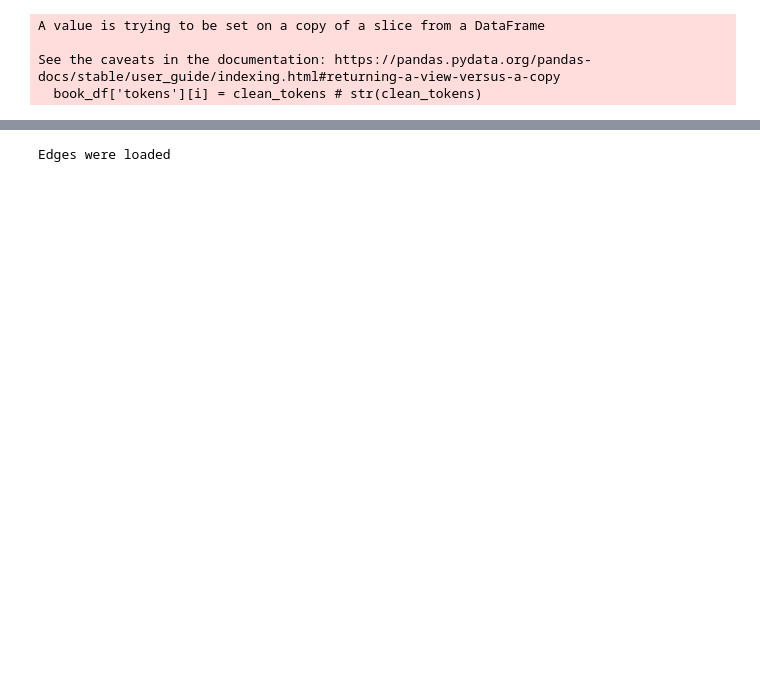
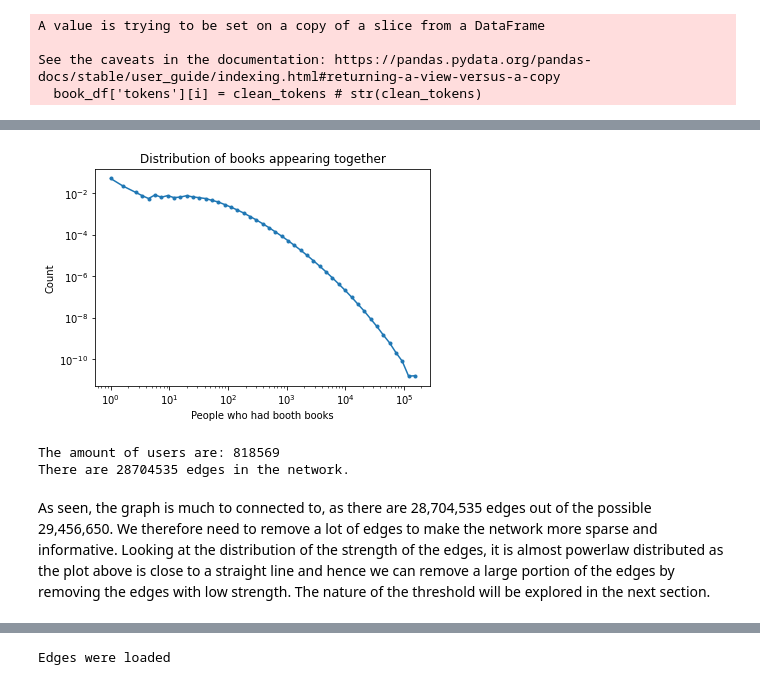
Before and after one commit to davidAlvaBro/comsocsci_final_proj, a Jupyter notebook: Explainer_notebook.ipynb, the cells around one changed output, grey strips where cells are left out. Cells and saved outputs as stored; diff of their text form; code cells hidden in the pictures; blank space fills up the shorter version.

Commit message:
Written explanations - until Network Analysis

```diff
--- a/Explainer_notebook.ipynb
+++ b/Explainer_notebook.ipynb
@@ -235,7 +245,10 @@ if not 'tokens' in book_df.columns:
 
     book_df.to_csv(DATA_PATH + 'book_matching_ids_df.csv', index=False)
 else:
-    book_df['tokens'] = book_df['tokens'].apply(ast.literal_eval)
+    if type(book_df['tokens'][0]) == str:
+        book_df['tokens'] = book_df['tokens'].apply(ast.literal_eval)
+    else:
+        pass
 # %% [output]
 A value is trying to be set on a copy of a slice from a DataFrame
 
@@ -681,0 +499,32 @@ def create_network(threshold=0.5):
+# %%
+# Plot a histogram of the number of times each edge appears (log log scale)
+bins = 50
+data = list(edges_original.values())
+
+# Calculate where the bins should be (logarithmically)
+bins = np.logspace(np.log10(max(1, int(min(data)))), max(1, np.log10(np.ceil(max(data)) + int(max(data)/20))), bins)
+hist, edges = np.histogram(data, bins = bins, density = True)
+x_values = (edges[:-1] + edges[1:])/2
+
+# Remove bins without any points in
+x_values, hights = zip(*[(i,j) for (i,j) in zip(bins, hist) if j > 0])
+
+# Create the plot
+fig, ax = plt.subplots()
+ax.plot(x_values, hights, '.-')
+ax.set_xscale('log')
+ax.set_yscale('log')
+plt.xlabel('People who had booth books')
+plt.ylabel('Count')
+plt.title('Distribution of books appearing together')
+plt.show()
+# %% [output]
+[figure, added]
+# %%
+print(f'The amount of users are: {len(imploded_df)}')
+print(f'There are {len(edges_original)} edges in the network.')
+# %% [output]
+The amount of users are: 818569
+There are 28704535 edges in the network.
+# %% [markdown]
+As seen, the graph is much to connected to, as there are 28,704,535 edges out of the possible 29,456,650. We therefore need to remove a lot of edges to make the network more sparse and informative. Looking at the distribution of the strength of the edges, it is almost powerlaw distributed as the plot above is close to a straight line and hence we can remove a large portion of the edges by removing the edges with low strength. The nature of the threshold will be explored in the next section.
```
Also changed, not shown: parts of 69 cells of this notebook.
